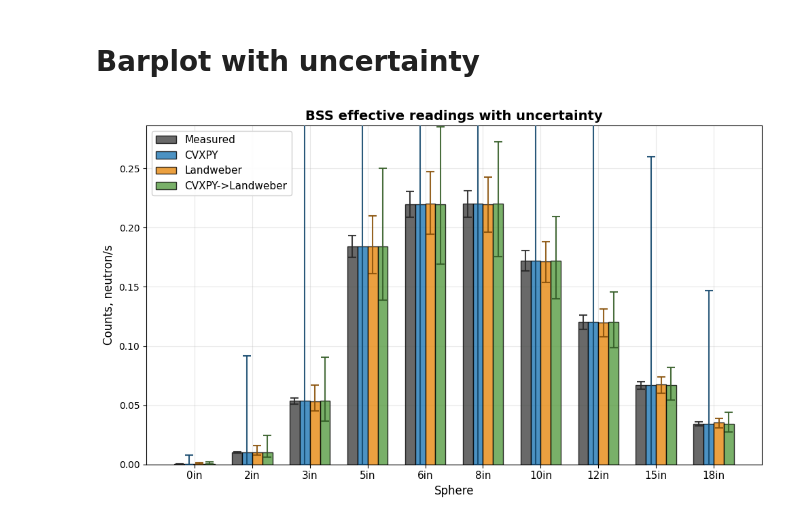
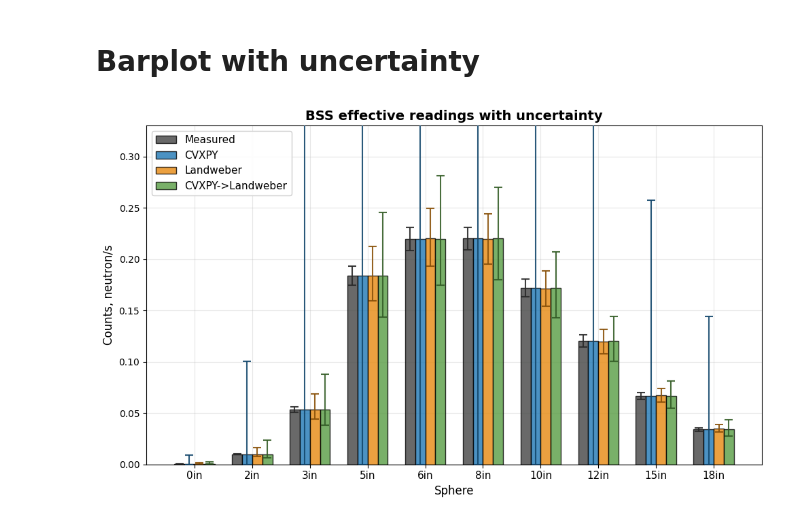
Before and after one commit to Radiationsafety/bssunfold, a Jupyter notebook: examples/03-uncertainty.ipynb, the cells around one changed output. Cells and saved outputs as stored; diff of their text form; code cells hidden in the pictures.

```diff
--- a/examples/03-uncertainty.ipynb
+++ b/examples/03-uncertainty.ipynb
@@ -387,32 +387,32 @@ for i, (name, data) in enumerate(datasets.items()):
 
     # Error bars
     if name == 'ref':
         yerr_lower = [v * 0.05 for v in data['values']]
         yerr_upper = [v * 0.05 for v in data['values']]
         ecolor = '#2a2a2a'
     else:
         uncert_min = A_mat @ data['uncert_min']
         uncert_max = A_mat @ data['uncert_max']
         yerr_lower = [data['values'][j] - uncert_min[j] for j in range(n_cats)]
         yerr_upper = [uncert_max[j] - data['values'][j] for j in range(n_cats)]
         # Темный оттенок оригинального цвета
         rgb = to_rgb(data['color'])
         ecolor = tuple(c * 0.6 for c in rgb)
 
     plt.errorbar(pos, data['values'], yerr=[yerr_lower, yerr_upper],
                 fmt='none', ecolor=ecolor, elinewidth=1.5, capsize=4,
                 capthick=1.5, alpha=0.9, zorder=4)
 
 # Styling (ТЕПЕРЬ работает!)
 plt.title('BSS effective readings with uncertainty', fontsize=14, fontweight='bold')
 plt.xlabel('Sphere', fontsize=12)
 plt.ylabel('Counts, neutron/s', fontsize=12)
 plt.xticks(x_pos, categories, fontsize=11)
-plt.ylim(0, max(ref_values) * 1.3)
+plt.ylim(0, max(ref_values) * 1.5)
 plt.grid(True, alpha=0.3, zorder=0)
 
 plt.legend(fontsize=11, loc='upper left', framealpha=0.95)
 plt.tight_layout()
 plt.show()
 # %% [output]
-[figure, old version]
+[figure, new version]
```
Also changed, not shown: parts of 3 cells of this notebook, 1 other file.
